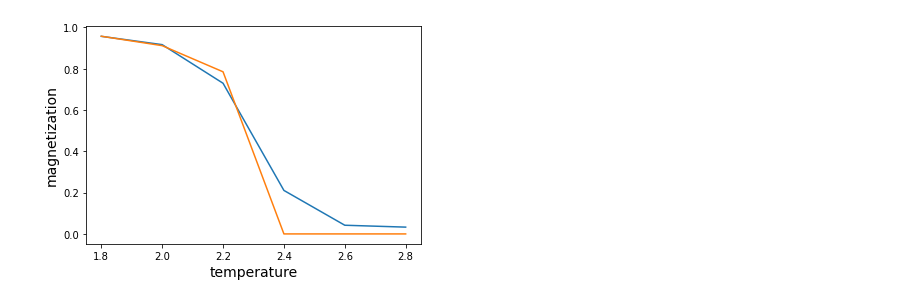
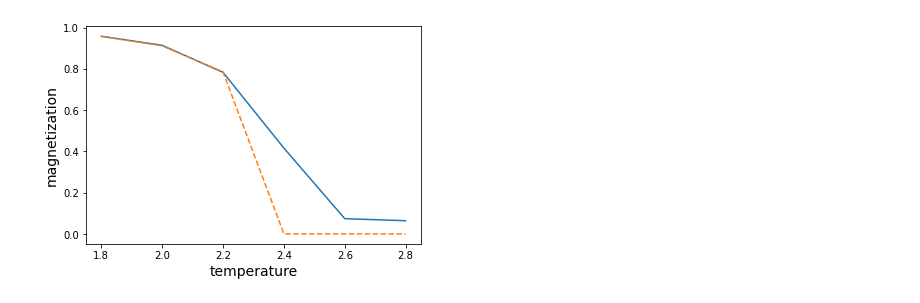
Before and after one commit to comp-phys-kyoritsu/codes, a Jupyter notebook: 9_モンテカルロ法.ipynb, the cells around one changed output. Drawn from its saved outputs; the diff is of its cells as text; code cells hidden in the pictures.

```diff
--- a/9_モンテカルロ法.ipynb
+++ b/9_モンテカルロ法.ipynb
@@ -124,17 +109,17 @@ Mounted at /content/drive/
 # %%
-L, J, nmax, ntherm, nmeasure = 20, 1, 500000, 40, 2500
-Ts = [1.8, 2.0, 2.2, 2.4, 2.6, 2.8]
+L, J, nmax, ntherm, nmeasure = 20, 1, 500000, 100000, 2500
+kBTs = [1.8, 2.0, 2.2, 2.4, 2.6, 2.8]
 Ms, Is = [], []
-for T in Ts:
-  S0 = 1 - 2*(np.random.rand(L, L)<0.5)
-  M0, _ = run(S0, L, J, 1/T, nmax, nmeasure)
-  M = np.average(M0[ntherm:])
-  Ms.append(abs(M))
-  Is.append((1-1/np.sinh(2*J/T)**4)**(1/8) if T<2.26 else 0)
+for kBT in kBTs:
+    S0 = 1 - 2*(np.random.rand(L, L)<0.5)
+    M0, _ = run(S0, L, J, 1/kBT, nmax, nmeasure)
+    M = np.average(M0[ntherm//nmeasure:])
+    Ms.append(abs(M))
+    Is.append((1-1/np.sinh(2*J/kBT)**4)**(1/8) if kBT<2.26 else 0)
 plt.xlabel("temperature", fontsize=14)
 plt.ylabel("magnetization", fontsize=14)
-plt.plot(Ts, Ms, ls='solid')
-plt.plot(Ts, Is, ls='dashed')
+plt.plot(kBTs, Ms, ls="solid")
+plt.plot(kBTs, Is, ls="dashed")
 plt.show()
 # %% [output]
-[figure, old version]
+[figure, new version]
```
Also changed, not shown: parts of 11 cells of this notebook, 10 other files.
